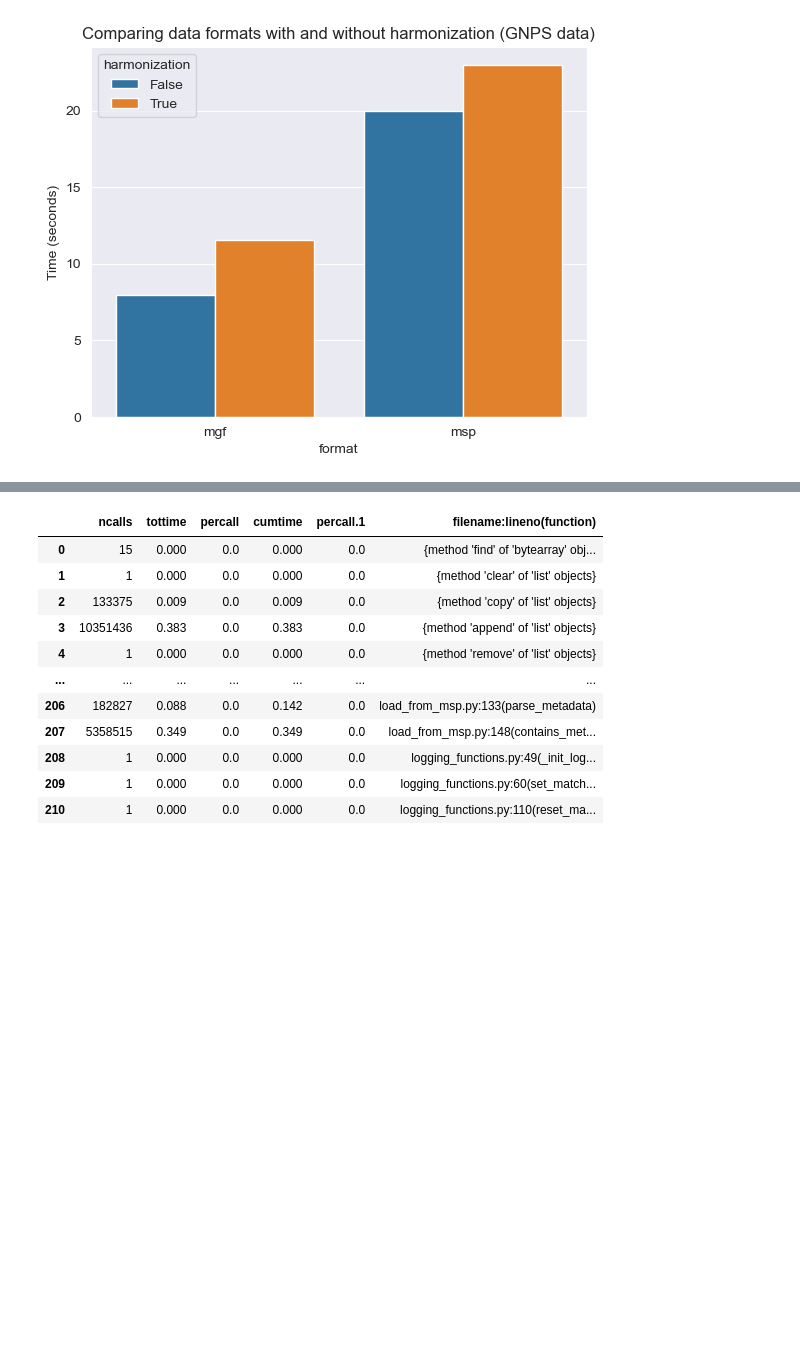
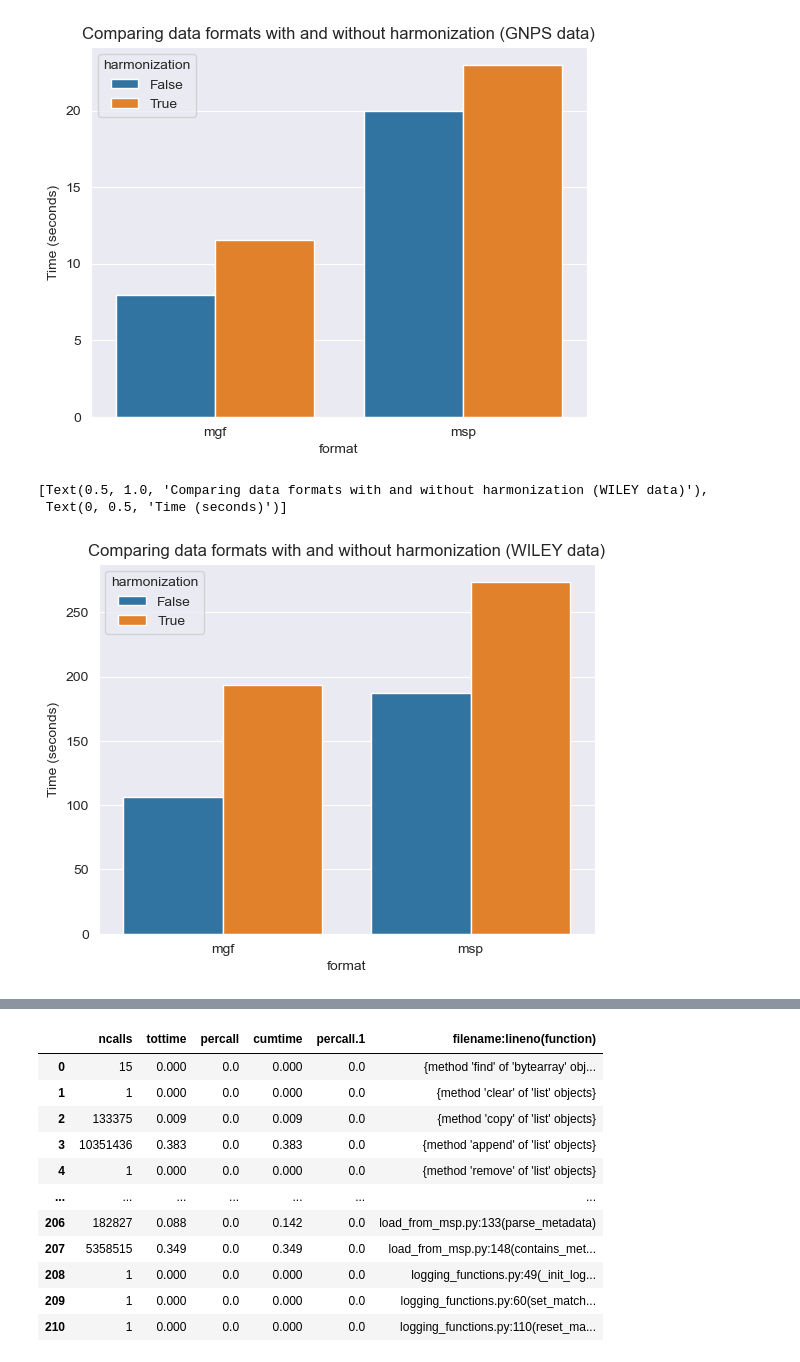
Before and after one commit to maximskoryk/matchms, a Jupyter notebook: benchmarking/profile_analysis.ipynb, the cells around one changed output, grey strips where cells are left out. Drawn from its saved outputs; the diff is of its cells as text; code cells hidden in the pictures; blank space fills up the shorter version.

```diff
--- a/benchmarking/profile_analysis.ipynb
+++ b/benchmarking/profile_analysis.ipynb
@@ -149,6 +163,16 @@ sns.barplot(data=profiles_grouped.loc[profiles_grouped["library"] == "GNPS"],
 [Text(0.5, 1.0, 'Comparing data formats with and without harmonization (GNPS data)'),
  Text(0, 0.5, 'Time (seconds)')]
 [figure]
+# %%
+sns.barplot(data=profiles_grouped.loc[profiles_grouped["library"] == "WILEY"],
+            x="format",
+            y="time",
+            hue="harmonization")\
+   .set(title="Comparing data formats with and without harmonization (WILEY data)", ylabel="Time (seconds)")
+# %% [output]
+[Text(0.5, 1.0, 'Comparing data formats with and without harmonization (WILEY data)'),
+ Text(0, 0.5, 'Time (seconds)')]
+[figure, added]
 # %%
 msp_harmonized = sorted([p for p in profiles if p.harmonization and p.fileformat == "msp"], key=lambda x: x.profile_name)
 msp_unharmonized = sorted([p for p in profiles if not p.harmonization and p.fileformat == "msp"], key=lambda x: x.profile_name)
```
Also changed, not shown: parts of 6 cells of this notebook, 1 other file.
